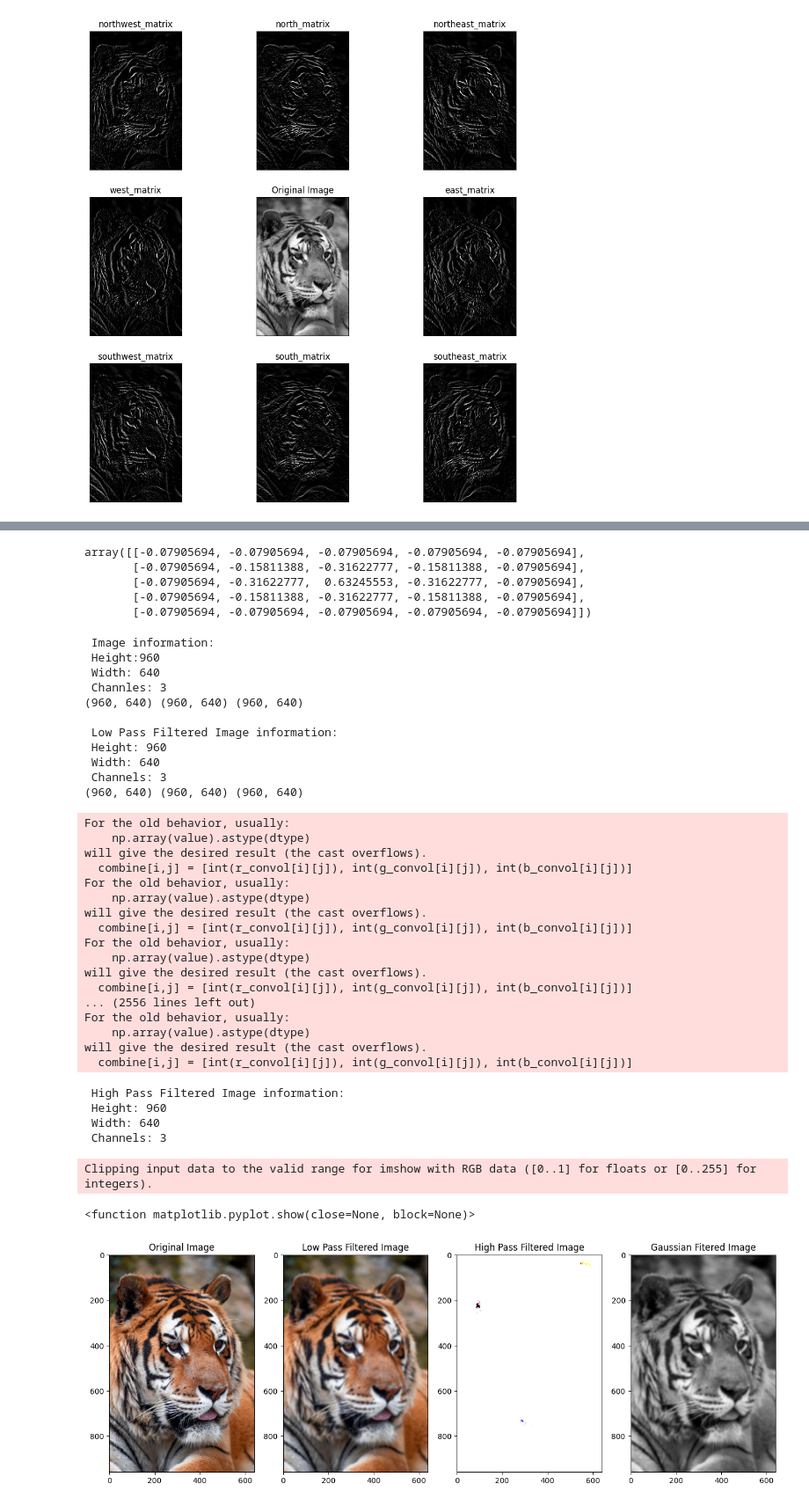
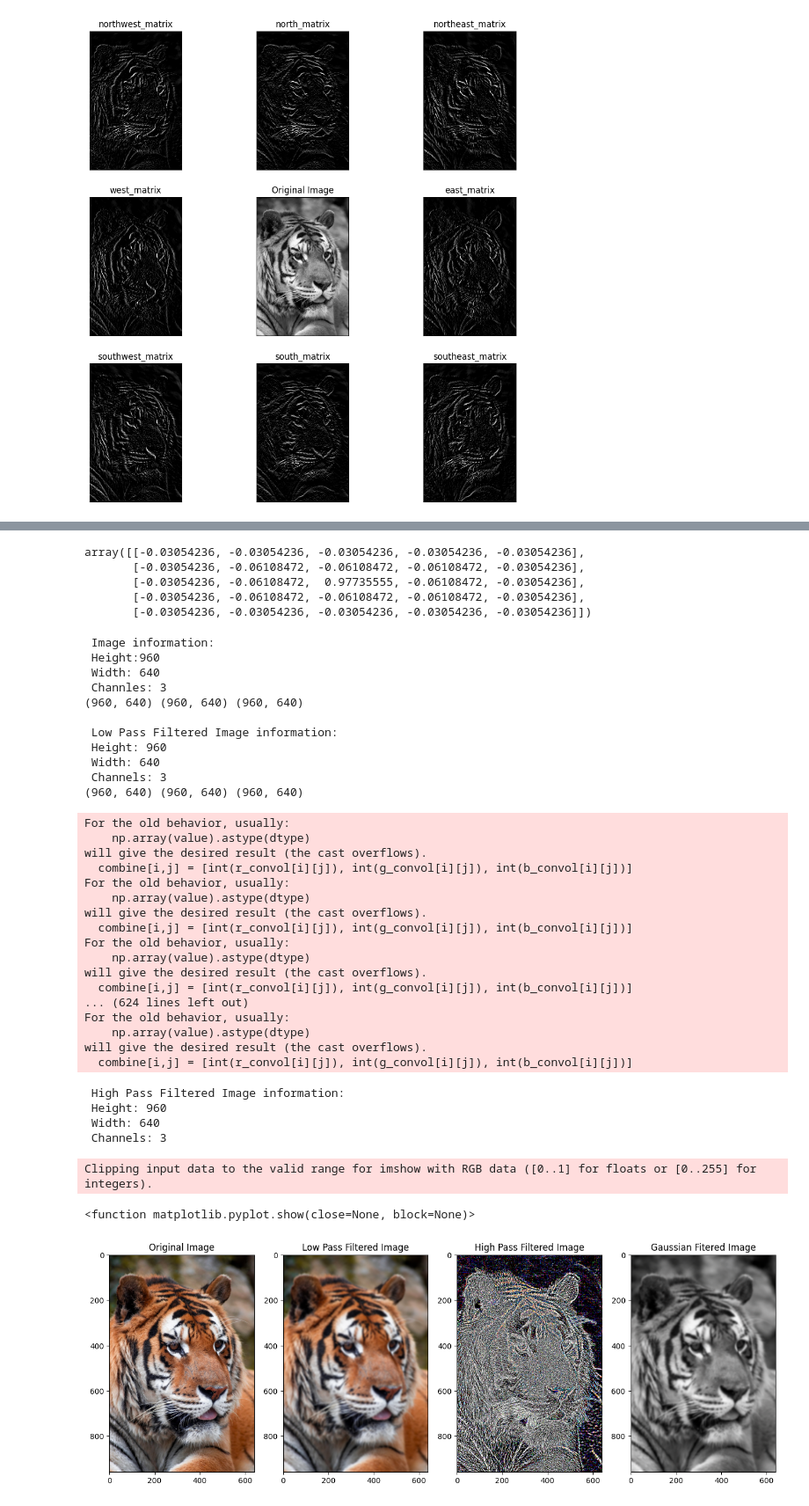
Before and after one commit to iltranqui/learn_anything, a Jupyter notebook: ComputerVision/Convolution.ipynb, the cells around one changed output, grey strips where cells are left out. Shown at 88% size. Cells and saved outputs as stored; diff of their text form; code cells hidden in the pictures.

```diff
--- a/ComputerVision/Convolution.ipynb
+++ b/ComputerVision/Convolution.ipynb
@@ -364,7 +364,7 @@ def apply_kernel(image,filter_blue,filter_red,filter_green):
     #height = height - 3
     #width = width - 3
 
-    combine = np.zeros([height, width, channels], dtype=np.uint16)
+    combine = np.zeros([height, width, channels], dtype=np.uint32)
 
     for i in range(height):
         for j in range(width):
@@ -383,20 +383,20 @@ def low_pass_kernel(size):
     return blue_kernel, red_kernel, green_kernel
 
 high_pass_kernel = np.array(([-1, -1, -1, -1, -1],
-                             [-1, -2, -4, -2, -1],
-                             [-1,-4,  8, -4,-1],
-                             [-1, -2, -4, -2, -1],
+                             [-1, -2, -2, -2, -1],
+                             [-1, -2, 32, -2, -1],
+                             [-1, -2, -2, -2, -1],
                              [-1, -1, -1, -1, -1]))
 
 norm = np.linalg.norm(high_pass_kernel)
 high_pass_kernel = high_pass_kernel / norm
 high_pass_kernel
 # %% [output]
-array([[-0.07905694, -0.07905694, -0.07905694, -0.07905694, -0.07905694],
-       [-0.07905694, -0.15811388, -0.31622777, -0.15811388, -0.07905694],
-       [-0.07905694, -0.31622777,  0.63245553, -0.31622777, -0.07905694],
-       [-0.07905694, -0.15811388, -0.31622777, -0.15811388, -0.07905694],
-       [-0.07905694, -0.07905694, -0.07905694, -0.07905694, -0.07905694]])
+array([[-0.03054236, -0.03054236, -0.03054236, -0.03054236, -0.03054236],
+       [-0.03054236, -0.06108472, -0.06108472, -0.06108472, -0.03054236],
+       [-0.03054236, -0.06108472,  0.97735555, -0.06108472, -0.03054236],
+       [-0.03054236, -0.06108472, -0.06108472, -0.06108472, -0.03054236],
+       [-0.03054236, -0.03054236, -0.03054236, -0.03054236, -0.03054236]])
 # %%
 image = cv2.imread('tiger.jpg')
 from scipy.ndimage import gaussian_filter
@@ -436,7 +436,7 @@ For the old behavior, usually:
     np.array(value).astype(dtype)
 will give the desired result (the cast overflows).
   combine[i,j] = [int(r_convol[i][j]), int(g_convol[i][j]), int(b_convol[i][j])]
-... (2556 lines left out)
+... (624 lines left out)
 For the old behavior, usually:
     np.array(value).astype(dtype)
 will give the desired result (the cast overflows).
@@ -446,19 +446,18 @@ will give the desired result (the cast overflows).
  Width: 640
  Channels: 3
 # %%
-image = cv2.cvtColor(image, cv2.COLOR_BGR2RGB)
 plt.figure(figsize=([16,10]))
-plt.subplot(141),plt.imshow(image, vmin=0, vmax=255)
+plt.subplot(141),plt.imshow(cv2.cvtColor(image, cv2.COLOR_BGR2RGB), vmin=0, vmax=255)
 plt.title('Original Image'),
 plt.subplot(142),plt.imshow(low_pass_img, vmin=0, vmax=255)
 plt.title('Low Pass Filtered Image'),
 #high_pass_img = image - low_pass_img
-plt.subplot(143),plt.imshow(high_pass_img)
+plt.subplot(143),plt.imshow(high_pass_img, vmin=0, vmax=255)
 plt.title('High Pass Filtered Image'),
-plt.subplot(144),plt.imshow(gauss_img)
+plt.subplot(144),plt.imshow(gauss_img, vmin=0, vmax=255)
 plt.title('Gaussian Fitered Image'),
 plt.show
 # %% [output]
 Clipping input data to the valid range for imshow with RGB data ([0..1] for floats or [0..255] for integers).
 <function matplotlib.pyplot.show(close=None, block=None)>
-[figure, old version]
+[figure, new version]
```
Also changed, not shown: 4 other files.
